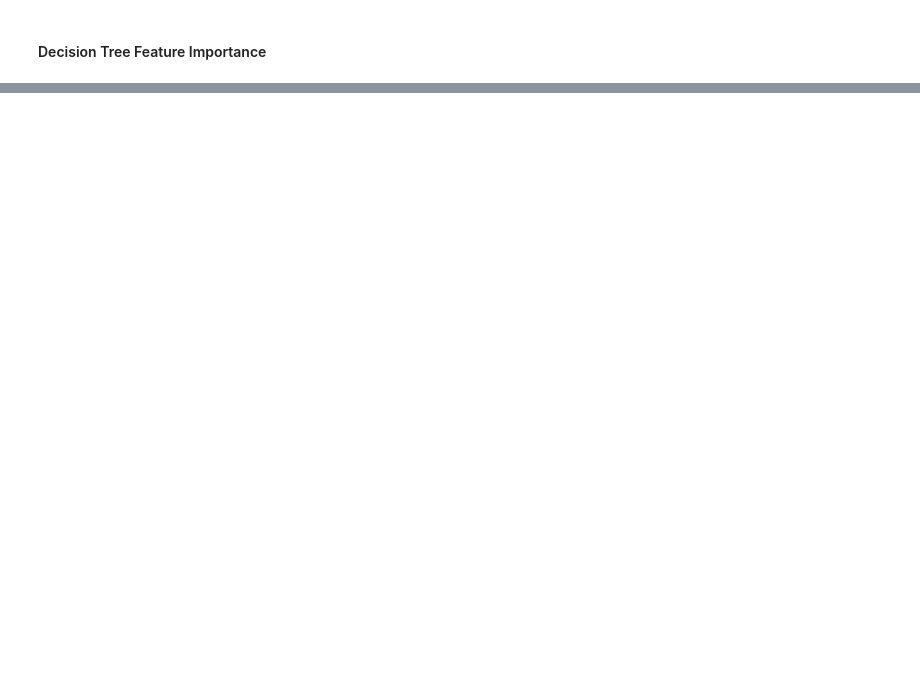
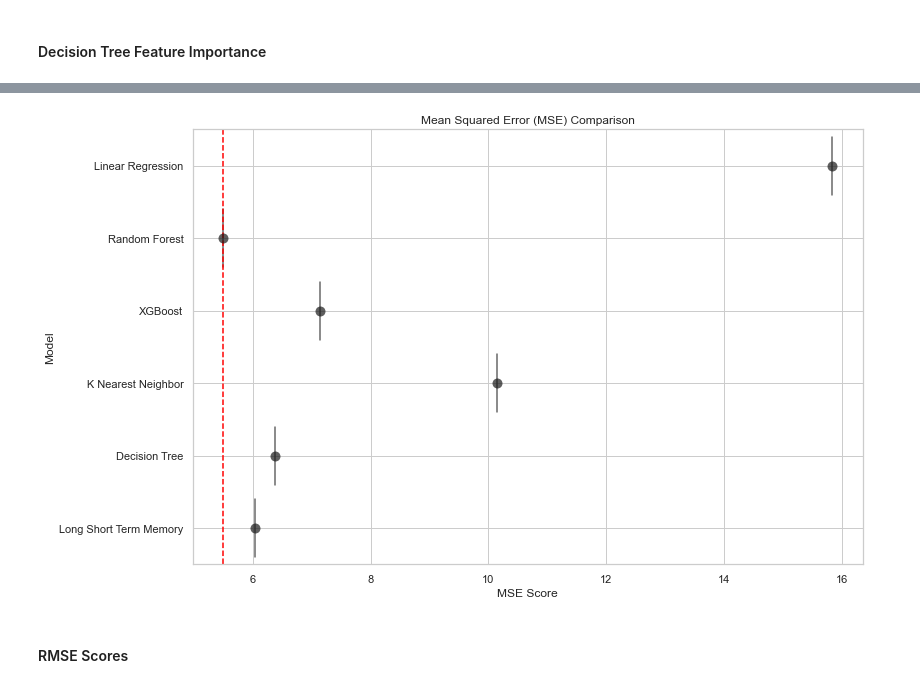
Before and after one commit to PaulOM203/MSC_Thesis_F1, a Jupyter notebook: sba22425_Notebook.ipynb, the cells around one changed output, grey strips where cells are left out. Cells and saved outputs as stored; diff of their text form; code cells hidden in the pictures; blank space fills up the shorter version.

```diff
--- a/sba22425_Notebook.ipynb
+++ b/sba22425_Notebook.ipynb
@@ -2680,0 +2575,28 @@ plt.show()
+# %%
+model_names = ["Linear Regression", "Random Forest", "XGBoost", "K Nearest Neighbor", "Decision Tree", "Long Short Term Memory"]
+mse_scores = [MSE_Linear_Reg_Test, Random_F_Test_MSE, XG_Test_MSE, KNN_Test_MSE, Decision_Tree_Test_MSE, LSTM_Test_MSE]
+
+optimal_mse = min(mse_scores)
+
+# Create a DataFrame
+data = {"Model": model_names, "MSE Score": mse_scores}
+df = pd.DataFrame(data)
+
+# Create an advanced visualization using violin and swarm plots
+plt.figure(figsize=(12, 8))
+sns.violinplot(x="MSE Score", y="Model", data=df, inner="quart", cut=0, scale="width", palette="Set3")
+sns.swarmplot(x="MSE Score", y="Model", data=df, color="k", size=10, alpha=0.7)
+
+plt.axvline(x=optimal_mse, color="red", linestyle="--", label=f"Optimal MSE: {optimal_mse:.2f}")
+
+plt.title("Mean Squared Error (MSE) Comparison")
+plt.xlabel("MSE Score")
+plt.ylabel("Model")
+plt.grid(True)
+
+# Show the plot
+plt.show()
+# %% [output]
+[figure, added]
+# %% [markdown]
+#### RMSE Scores
```
Also changed, not shown: parts of 48 cells of this notebook.
